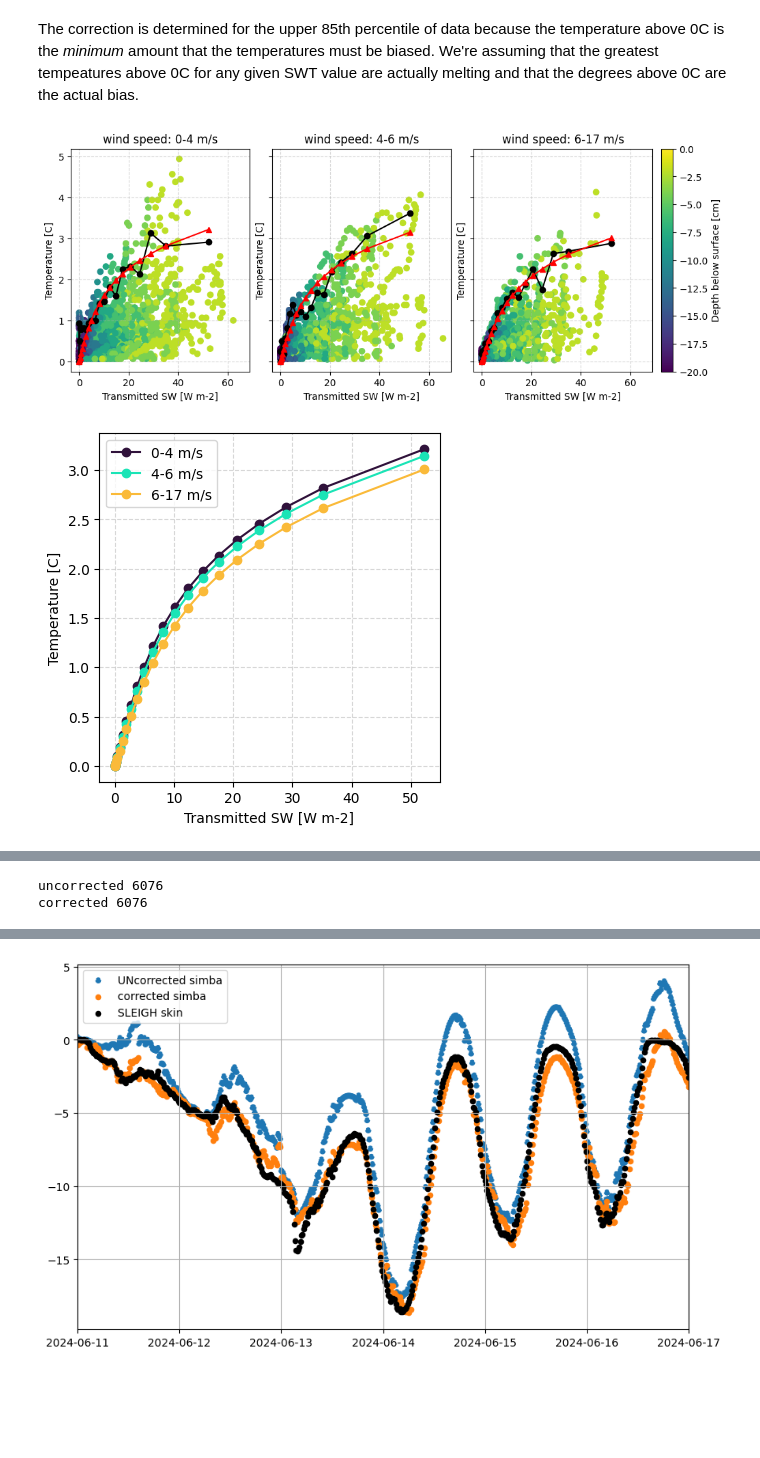
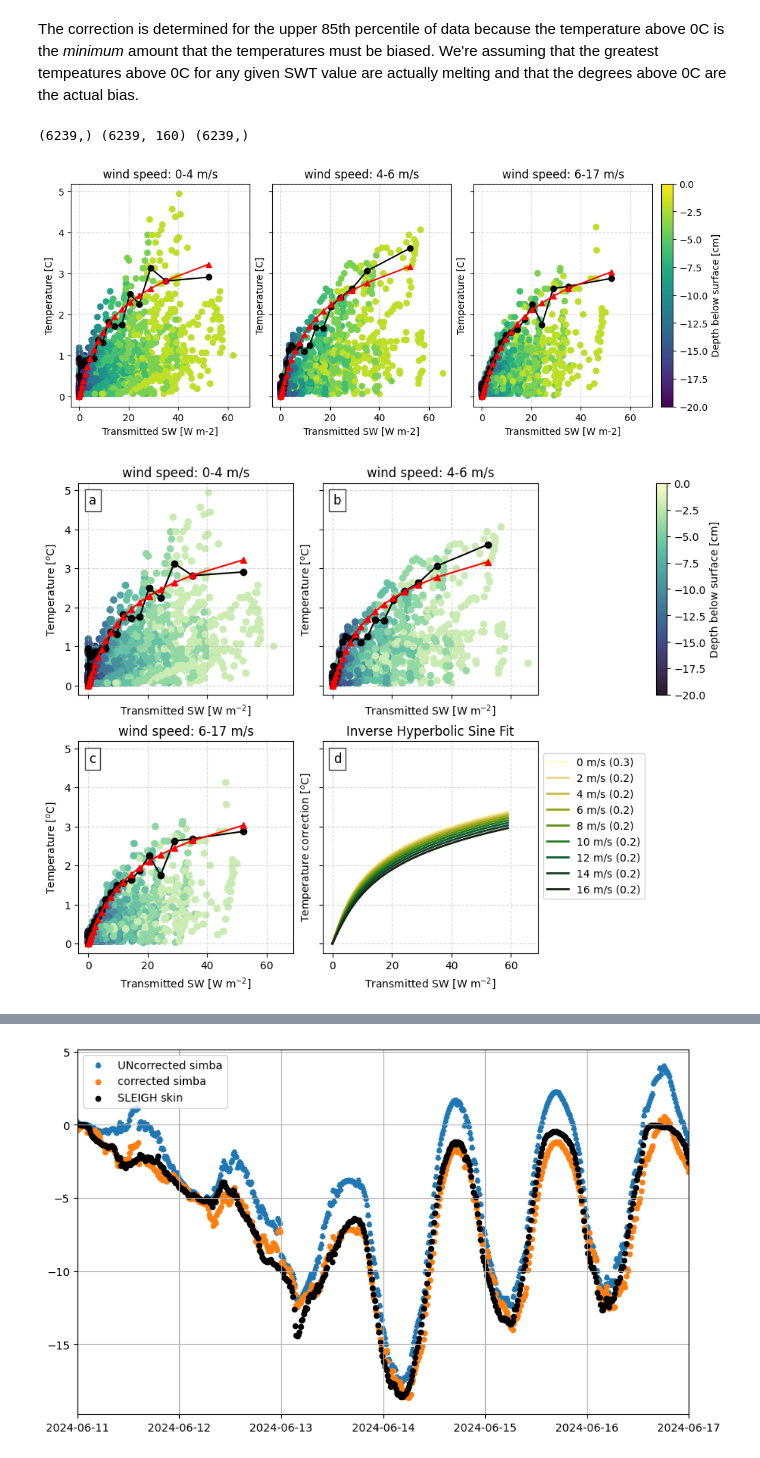
Before and after one commit to sledd/ICECAPS_raven, a Jupyter notebook: SIMBA_solar_correction_double-splice.ipynb, the cells around one changed output, grey strips where cells are left out. Drawn from its saved outputs; the diff is of its cells as text; code cells hidden in the pictures; blank space fills up the shorter version.

Commit message:
adjusted figures to be used in paper: colors and adding labels

```diff
--- a/SIMBA_solar_correction_double-splice.ipynb
+++ b/SIMBA_solar_correction_double-splice.ipynb
@@ -462,6 +524,7 @@ def get_ihs_correction(all_subsfc_wspd_in, all_subsfc_swabs_above_in, all_subsfc
 
     if plt_figs:
         fig, axs = plot_temp_swt_ihs_scatter(temp_swt_plt_data, savepath=None)
+        fig5, axs5 = plot_temp_swt_scatter_and_corrections(temp_swt_plt_data, ihs_param_wind_regressions, savepath=None, cmap=cmocean.cm.deep_r)
         fig2, ax2 = plot_temp_swt_ihs_lines(temp_swt_plt_data, savepath=None)
         fig3, ax3 = plot_temp_corrections_wspd_curves(ihs_param_wind_regressions, savepath=None)
         fig4, ax4 = plot_ihs_param_func_of_wspd(max_wspd, ihs_vals)
@@ -710,7 +793,10 @@ def correct_compare_temp(temp_corrects, sfc_in, sfc_dif, ks, fnir, simba_temps_i
                                          uncorrected_simba_sfc_temp, corrected_simba_sfc_temp, skinT_in, \
                                          seconds_in, sfc_used, simba_dpths_in, d, m)
     plt.show()
-    return corrected_temps
+
+    sfc_comparison_data = {'sfc_temp':corrected_simba_sfc_temp, 'skin_temp':sleigh_skinT_simba_timesteps,
+                           'swt':swi[np.where(heights_repeat==sfc_repeat)]}
+    return corrected_temps, sfc_comparison_data
 # %% [markdown]
 ### opening data
 # %%
@@ -849,7 +939,7 @@ simba_dates_2d = np.ma.repeat(simba_dates[:,np.newaxis], simba_temps.shape[1], a
 ks_i = 19. # visible extinction coefficient for exponential decay of SW that gets transmitted below first layer
 ## what I sent michael on friday 9/19 was ks_i = 19.
 fnir_i = 0.5 # fraction of NIR radiation that gets absorbed in top layer of snow
-sfc_dif_i = 0. # offset applied to entire surface time series in cm # was 4
+sfc_dif_i = 4. # offset applied to entire surface time series in cm # was 4
 # %%
 multi_adjusted_sfc = simba_sfc.copy()
 # multi_adjusted_sfc[np.where(simba_dates<dt.datetime(2024,6,5))] += 4
@@ -887,31 +973,40 @@ masked_simba_temp = np.ma.masked_where((simba_dates_2d>dt.datetime(2024,6,17,12)
+# %%
+print(new_temps_4cm.shape, swt_out.shape, simba_skin.shape)
+# %% [output]
+(6239,) (6239, 160) (6239,)
 # %%
 swt_out, wspd_2d_out, simba_skin_2d = get_swt_for_correction(ks_i, fnir_i,
                                               simba_swn, simba_wspd, simba_skin)
 
-sfc_for_func = multi_adjusted_sfc
-# sfc_for_func = simba_sfc
+# sfc_for_func = multi_adjusted_sfc
+sfc_for_func = simba_sfc
 sub_temps_above_out, sub_swabs_above_out, sub_depths_out, sub_wspd_out, all_simba_skin_out = get_subsfc_above_zero_vals(simba_depths,
                                                                                                     swt_out, wspd_2d_out,
                                                                                                     sfc_for_func, sfc_dif_i,
                                                                                                     masked_simba_temp,
                                                                                                     melt_idx_in=False)
 sub_depths_out *= -1.
 # wr = np.percentile(simba_wspd[~simba_wspd.mask], np.arange(0,101,20))
 
 wr = np.percentile(simba_wspd[~simba_wspd.mask], np.arange(0,101,33))
 # wr = np.percentile(simba_wspd[~simba_wspd.mask], np.arange(0,101,50))
 
 # I've only included the functions using an inverse hyperbolic sine (IHS) curve,
 # but it's possible to use other curve if you want to experiment
 ihs_params = get_ihs_correction(sub_wspd_out, sub_swabs_above_out, sub_temps_above_out, sub_depths_out, ks_i,
                                     wind_ranges=wr, plt_figs=True, binval='percentile', p=85)
 
 temp_correction_out, swt_out = calc_temp_corrections(sfc_for_func, sfc_dif_i, ks_i, fnir_i, simba_swn,
                                             simba_depths, ihs_params, simba_wspd, simba_dates,
                                                      plt_figs=True,  swt=True, param_interp='spline')
 
-corrected_temps_wind = correct_compare_temp(temp_correction_out, sfc_for_func, sfc_dif_i, ks_i, fnir_i,
+corrected_temps_wind, corrected_temps_sfc_dic = correct_compare_temp(temp_correction_out, sfc_for_func, sfc_dif_i, ks_i, fnir_i,
                                        simba_temps, simba_depths, simba_dates, simba_skin, None, swi=swt_out, )
+
+if sfc_dif_i==4:
+    new_temps_4cm = corrected_temps_sfc_dic
+elif sfc_dif_i==0:
+    new_temps_0cm = corrected_temps_sfc_dic
 # %% [output]
-[figure, old version]
+[figure, new version]
-[figure, old version]
+[figure, new version]
@@ -923,2 +1017,0 @@ corrected_temps_wind = correct_compare_temp(temp_correction_out, sfc_for_func, s
-uncorrected 6076
-corrected 6076
```
Also changed, not shown: parts of 8 cells of this notebook.
